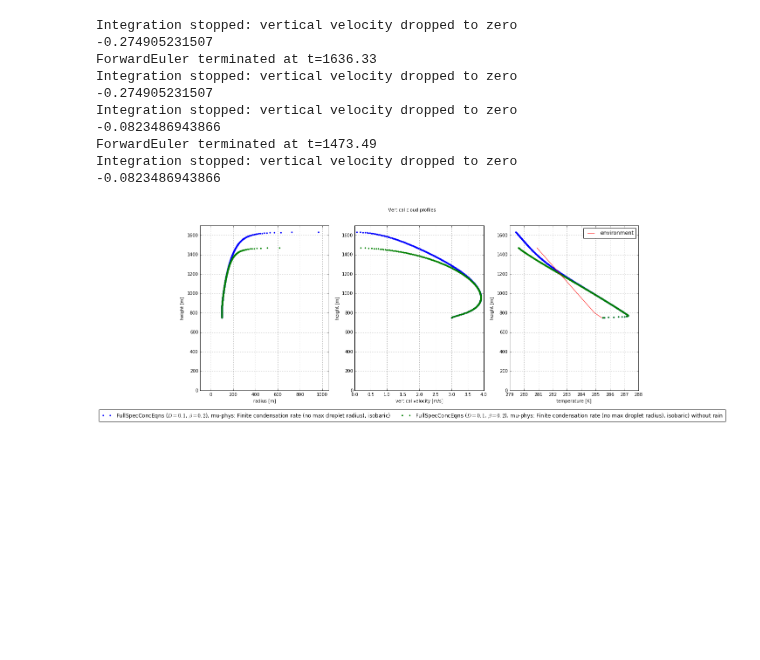
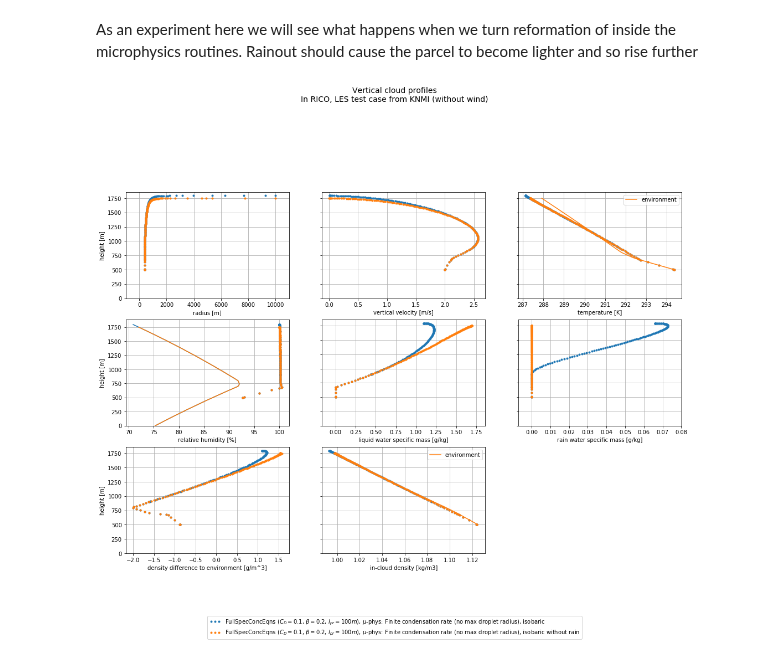
Before and after one commit to leifdenby/python-cloudmodel, a Jupyter notebook: notebooks/Cloud model integration - moist.ipynb, the cells around one changed output. Drawn from its saved outputs; the diff is of its cells as text; code cells hidden in the pictures; blank space fills up the shorter version.

```diff
--- a/notebooks/Cloud model integration - moist.ipynb
+++ b/notebooks/Cloud model integration - moist.ipynb
@@ -26,0 +26,2 @@ constants = {'R_d': R_d, 'cp_d': cp_d, 'g': g }
+# %%
+ambient_stratification = stratification_profiles.RICO()
@@ -27,39 +47,43 @@ constants = {'R_d': R_d, 'cp_d': cp_d, 'g': g }
 # %%
-z0 = 750.
-z_points = numpy.linspace(z0, 10e3, 5000)
+z0 = 500.
+z_points = np.linspace(z0, 10e3, 5000)
 
-w0 = 3.0
-r0 = 100.
-T0 = ambient_stratification.temp(z0) + 0.1
+w0 = 2.0
+r0 = 400.
+T0 = ambient_stratification.temp(z0)
 p0 = ambient_stratification.p(z0)
+qv0 = ambient_stratification.q_t(z0) + 0.001
+
 # r, w, T, q_v, q_r, q_l, q_i
-initial_condition = Var.make_state(r=r0, w=w0, T=T0, q_v=0.012, q_l=0.0, q_i=0.0, p=p0)
+initial_condition = Var.make_state(r=r0, w=w0, T=T0, q_v=qv0, q_l=0.0, q_i=0.0, p=p0)
+# %% [markdown]
+As an experiment here we will see what happens when we turn reformation of inside the microphysics routines. Rainout should cause the parcel to become lighter and so rise further
 # %%
 beta = 0.2
 
-SolverClass = odespy.Euler
 constraint = 'isobaric'
 
-microphysics = cloud_microphysics.FiniteCondensationTimeMicrophysics(model_constraint=constraint,)
-cloud_model = cloud_equations.FullThermodynamicsCloudEquations(environment=environment, gamma=1.0, D=0.1, beta=beta, microphysics=microphysics)
-profile1 = cloud_model.integrate(initial_condition, z_points, SolverClass=SolverClass)
+# reference solution with rain-out
+microphysics = microphysics_models.FiniteCondensationTimeMicrophysics(
+    model_constraint=constraint,
+)
+cloud_model = parcel_models.FullThermodynamicsCloudEquations(
+    environment=ambient_stratification, gamma=1.0, C_D=0.1, beta=beta,
+    microphysics=microphysics
+)
+profile1 = cloud_model.integrate(initial_condition, z_points)
 
-microphysics = cloud_microphysics.FiniteCondensationTimeMicrophysics(model_constraint=constraint, disable_rain=True)
-cloud_model = cloud_equations.FullThermodynamicsCloudEquations(environment=environment, gamma=1.0, D=0.1, beta=beta, microphysics=microphysics)
-profile2 = cloud_model.integrate(initial_condition, z_points, SolverClass=SolverClass)
+# solution where rain-formation has been disabled in microphysics
+microphysics = microphysics_models.FiniteCondensationTimeMicrophysics(
+    model_constraint=constraint, disable_rain=True
+)
+cloud_model = parcel_models.FullThermodynamicsCloudEquations(
+    environment=ambient_stratification, gamma=1.0, C_D=0.1, beta=beta,
+    microphysics=microphysics
+)
+profile2 = cloud_model.integrate(initial_condition, z_points)
-# %% [output]
-Integration stopped: vertical velocity dropped to zero
--0.274905231507
-ForwardEuler terminated at t=1636.33
-Integration stopped: vertical velocity dropped to zero
--0.274905231507
-Integration stopped: vertical velocity dropped to zero
--0.0823486943866
-ForwardEuler terminated at t=1473.49
-Integration stopped: vertical velocity dropped to zero
--0.0823486943866
 # %%
-fig = plotting.plot_profiles([profile1, profile2], ['r', 'w', 'T'])
-fig.savefig('/home/zmaw/m300464/Desktop/cloudmodel_profile.pdf')
+fig = parcel_plot.plot_profiles([profile1, profile2], ['r', 'w', 'T', "RH", 'q_l', "q_r", "d_rho", "rho_c"])
+#fig.savefig('/home/zmaw/m300464/Desktop/cloudmodel_profile.pdf')
 # %% [output]
-[figure, old version]
+[figure, new version]
```
Also changed, not shown: parts of 23 cells of this notebook, 5 other files.
